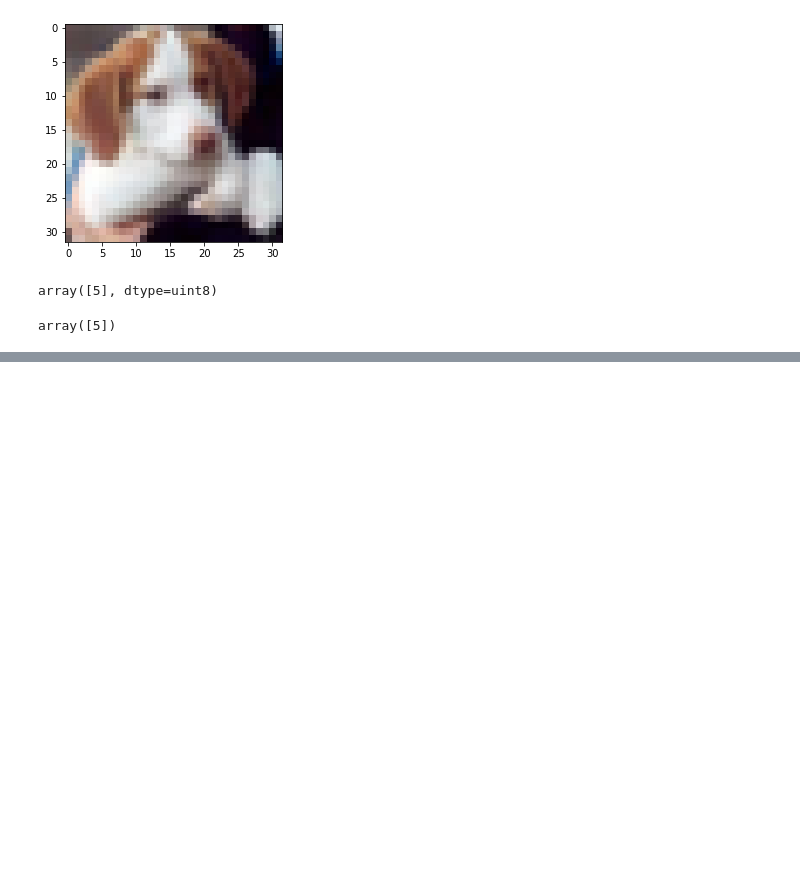
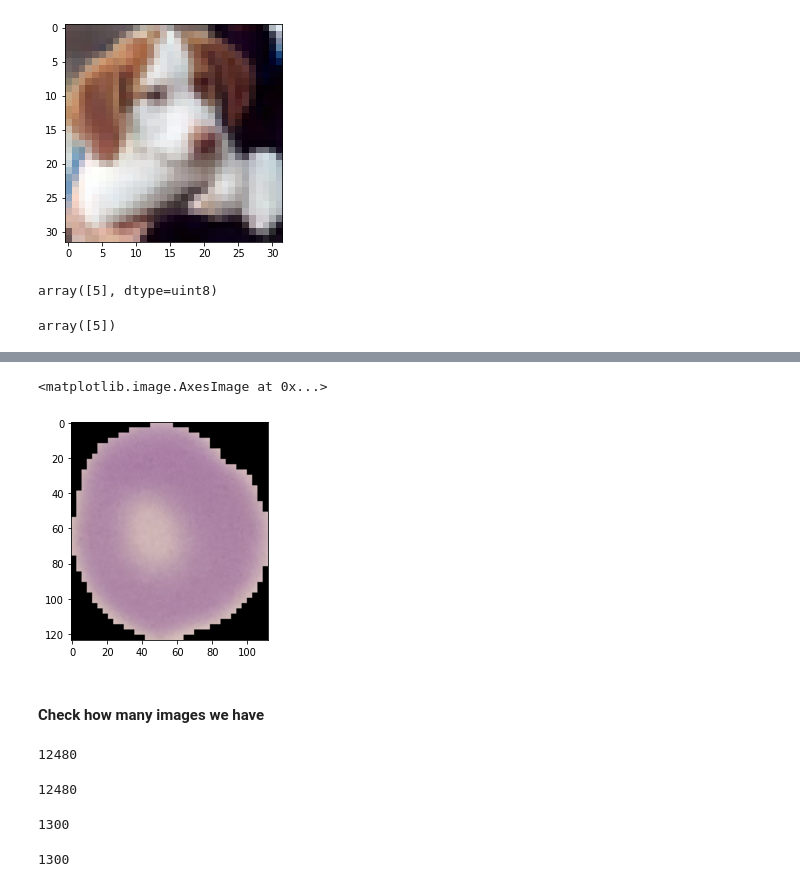
Before and after one commit to Dimisz/tensorflow_lectures, a Jupyter notebook: CNN_lecture.ipynb, the cells around one changed output, grey strips where cells are left out. Saved outputs shown, nothing was run; the diff lists cells and outputs as text; code cells hidden in the pictures; blank space fills up the shorter version.

```diff
--- a/CNN_lecture.ipynb
+++ b/CNN_lecture.ipynb
@@ -526,0 +604,23 @@ array([5])
+# %%
+plt.imshow(uninfected_cell_image)
+# %% [output]
+<matplotlib.image.AxesImage at 0x...>
+[figure, added]
+# %% [markdown]
+#### Check how many images we have
+# %%
+len(os.listdir(train_path + 'parasitized'))
+# %% [output]
+12480
+# %%
+len(os.listdir(train_path + 'uninfected'))
+# %% [output]
+12480
+# %%
+len(os.listdir(test_path + 'parasitized'))
+# %% [output]
+1300
+# %%
+len(os.listdir(test_path + 'uninfected'))
+# %% [output]
+1300
```
Also changed, not shown: parts of 60 cells of this notebook.
